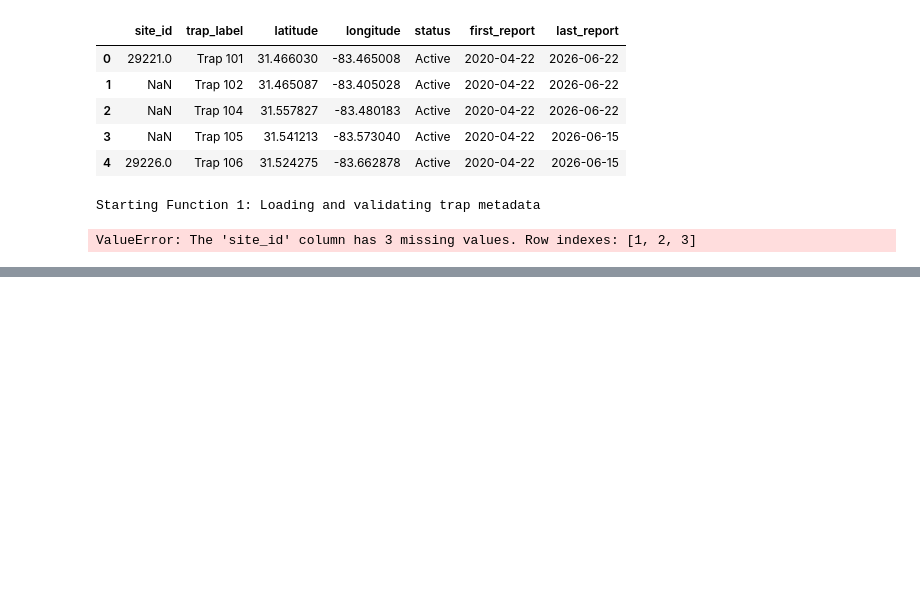
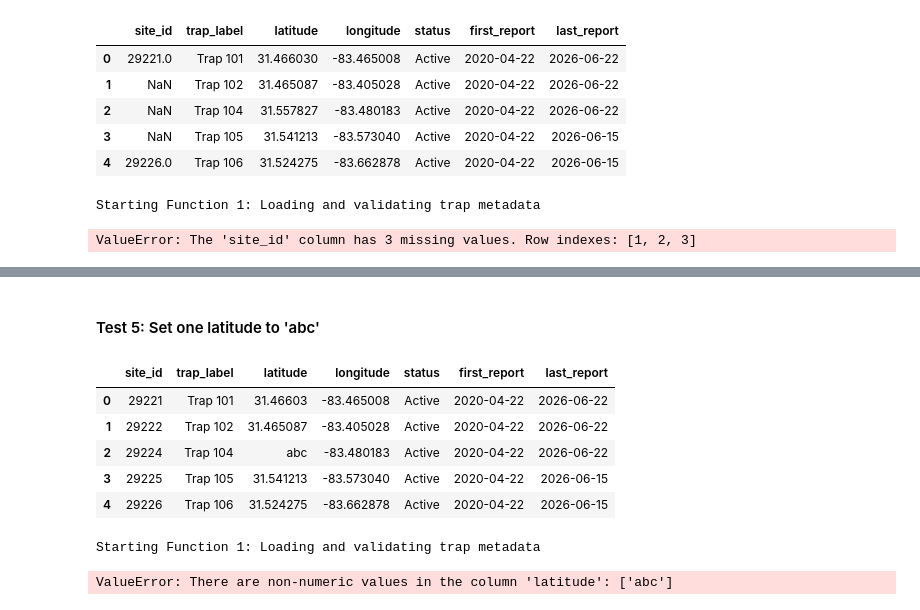
Before and after one commit to Leonidus1995/Whitefly_Risk_Intelligence, a Jupyter notebook: notebooks/02b_unit_tests_nlcd_landcover_features.ipynb, the cells around one changed output, grey strips where cells are left out. Saved outputs shown, nothing was run; the diff lists cells and outputs as text; code cells hidden in the pictures; blank space fills up the shorter version.

```diff
--- a/notebooks/02b_unit_tests_nlcd_landcover_features.ipynb
+++ b/notebooks/02b_unit_tests_nlcd_landcover_features.ipynb
@@ -188,0 +211,16 @@ ValueError: The 'site_id' column has 3 missing values. Row indexes: [1, 2, 3]
+# %% [markdown]
+#### Test 5: Set one latitude to 'abc'
+# %%
+func_1_test_5_df = df.copy()
+
+func_1_test_5_df['latitude'] = func_1_test_5_df['latitude'].astype("string")
+
+func_1_test_5_df.iloc[2,2] = "abc"
+func_1_test_5_df.head()
+# %% [output]
+|  | site_id | trap_label | latitude | longitude | status | first_report | last_report |
+| 0 | 29221 | Trap 101 | 31.46603 | -83.465008 | Active | 2020-04-22 | 2026-06-22 |
+| 1 | 29222 | Trap 102 | 31.465087 | -83.405028 | Active | 2020-04-22 | 2026-06-22 |
+| 2 | 29224 | Trap 104 | abc | -83.480183 | Active | 2020-04-22 | 2026-06-22 |
+| 3 | 29225 | Trap 105 | 31.541213 | -83.573040 | Active | 2020-04-22 | 2026-06-15 |
+| 4 | 29226 | Trap 106 | 31.524275 | -83.662878 | Active | 2020-04-22 | 2026-06-15 |
@@ -188,0 +229,6 @@ ValueError: The 'site_id' column has 3 missing values. Row indexes: [1, 2, 3]
+# %%
+path_5 = Path("data/interim/func_1_test_5_df.csv")
+load_and_validate_trap_metadata(path_5)
+# %% [output]
+Starting Function 1: Loading and validating trap metadata
+ValueError: There are non-numeric values in the column 'latitude': ['abc']
```
Also changed, not shown: parts of 18 cells of this notebook, 1 other file.
